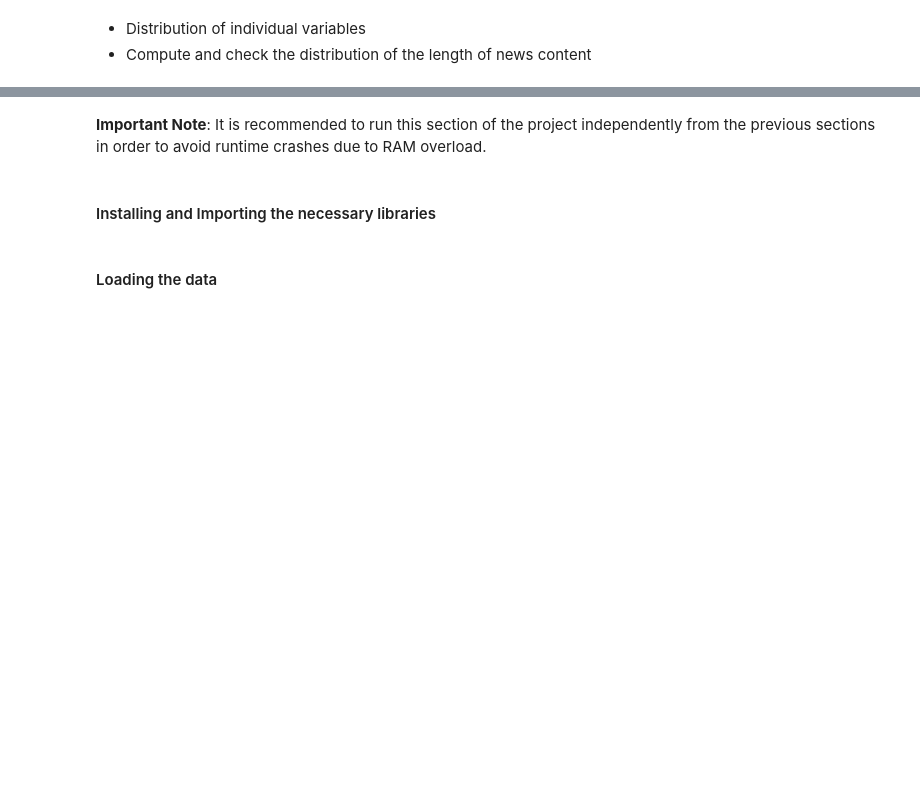
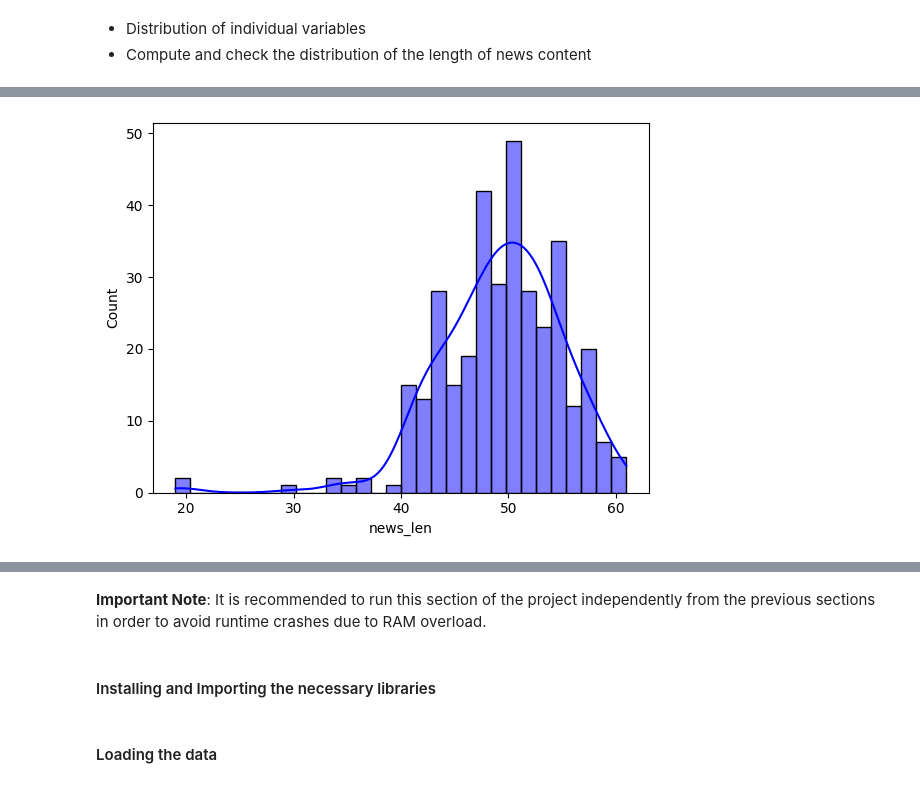
Before and after one commit to barkz/Stock-Market-News-Sentiment-Analysis-and-Summarization, a Jupyter notebook: RobBarker_NLP_StockMarket_FC.ipynb, the cells around one changed output, grey strips where cells are left out. Saved outputs shown, nothing was run; the diff lists cells and outputs as text; code cells hidden in the pictures; blank space fills up the shorter version.

```diff
--- a/RobBarker_NLP_StockMarket_FC.ipynb
+++ b/RobBarker_NLP_StockMarket_FC.ipynb
@@ -154,0 +313,6 @@ stocknews_df = stocknews_df_org.copy()
+# %%
+# Calculating the total number of words present in the news content.
+stocknews_df['news_len'] = stocknews_df['News'].apply(lambda x: len(x.split(' ')))
+
+# Displaying the statistics of the news length.
+stocknews_df['news_len'].describe().T
@@ -154,0 +337,5 @@ stocknews_df = stocknews_df_org.copy()
+# %%
+# Histogram of news_len column
+sns.histplot(data=stocknews_df,x="news_len",kde=True,bins=30,color='blue',);
+# %% [output]
+[figure, added]
```
Also changed, not shown: parts of 161 cells of this notebook.
